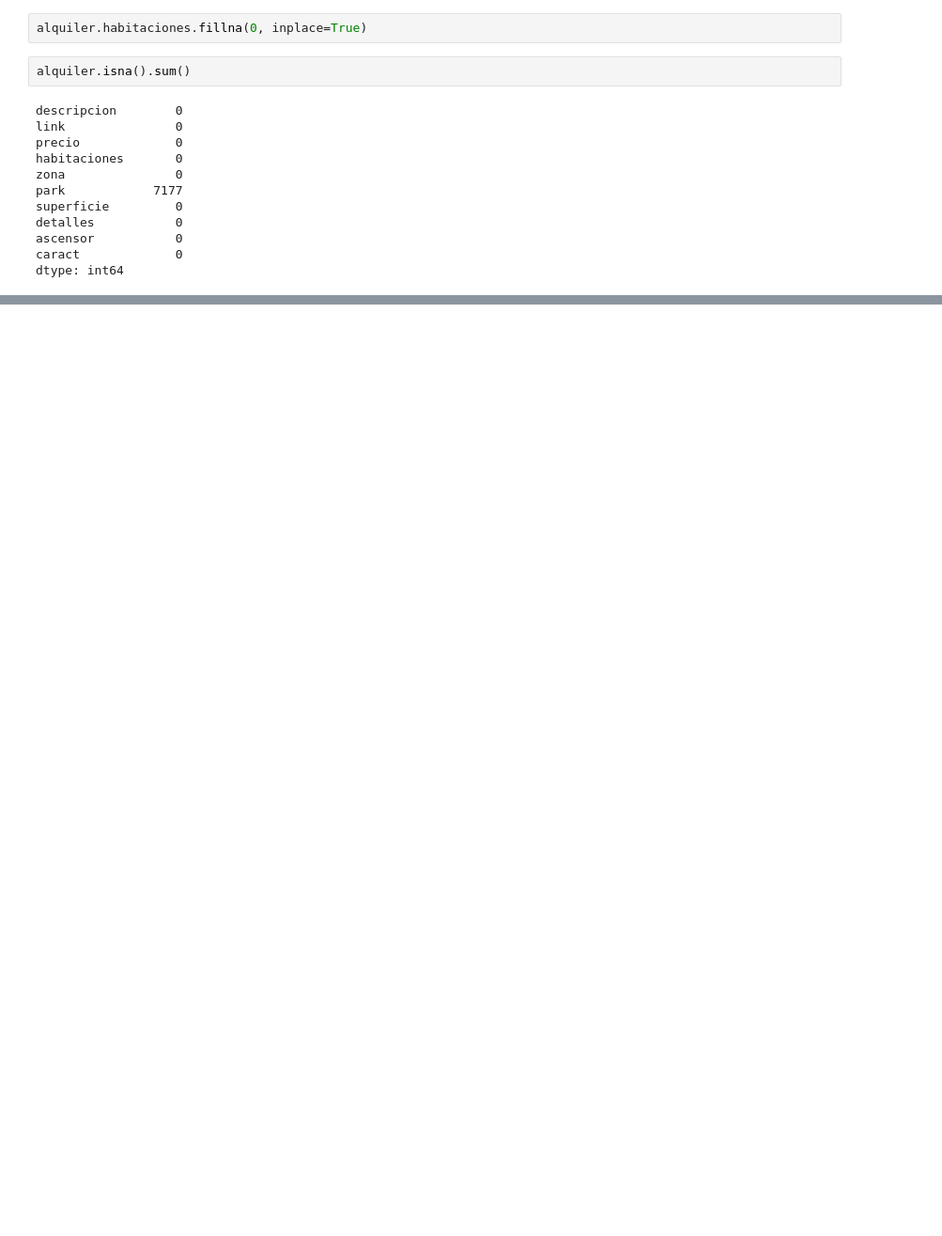
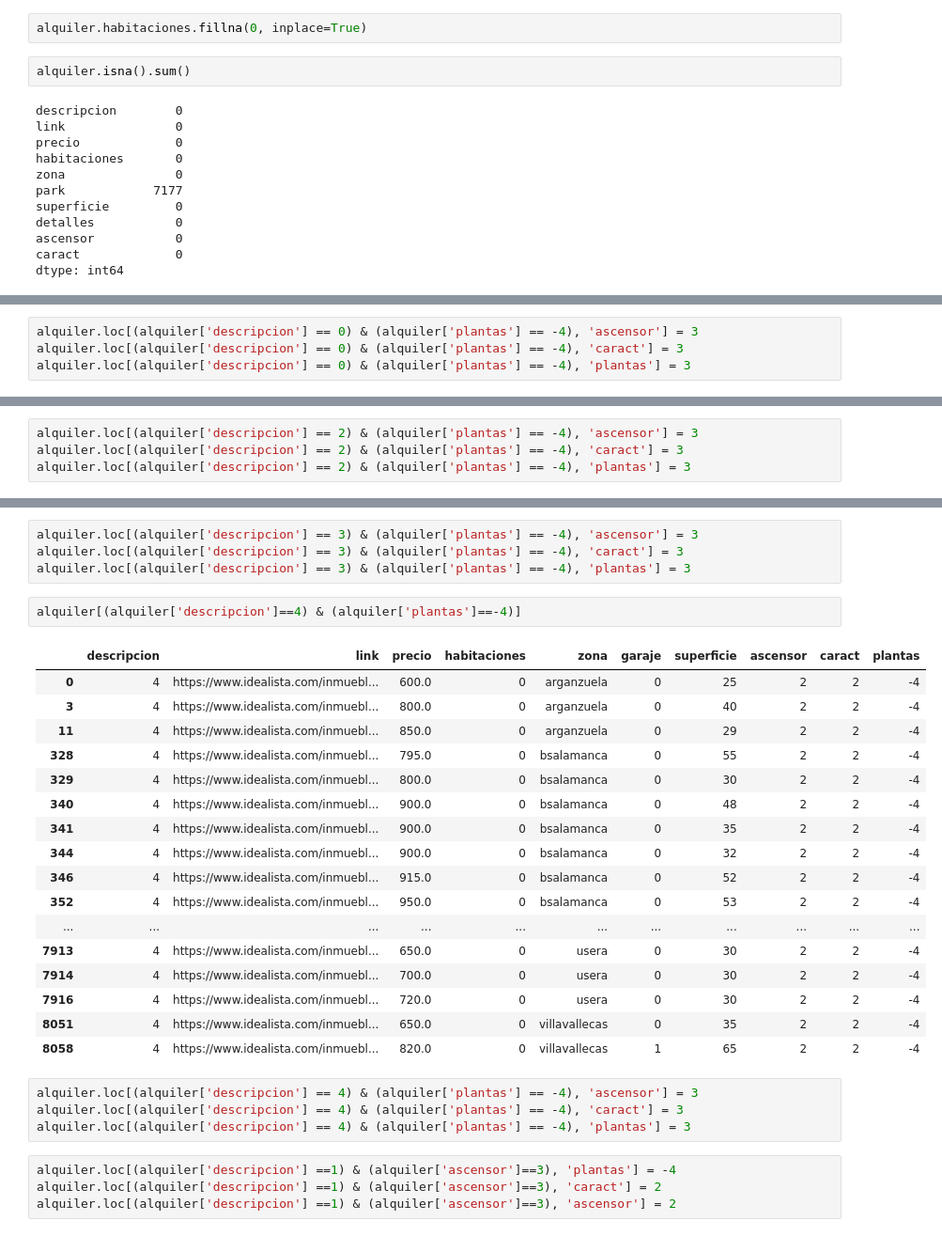
Before and after one commit to Gbau11/Analisis-de-la-vivienda-Idealista, a Jupyter notebook: jupyter/alquiler/limpieza_alquiler.ipynb, the cells around one changed output, grey strips where cells are left out. Shown: that part at 94% size. Drawn from its saved outputs; the diff is of its cells as text; blank space fills up the shorter version.

```diff
--- a/jupyter/alquiler/limpieza_alquiler.ipynb
+++ b/jupyter/alquiler/limpieza_alquiler.ipynb
@@ -519,0 +874,4 @@ dtype: int64
+# %%
+alquiler.loc[(alquiler['descripcion'] == 0) & (alquiler['plantas'] == -4), 'ascensor'] = 3
+alquiler.loc[(alquiler['descripcion'] == 0) & (alquiler['plantas'] == -4), 'caract'] = 3
+alquiler.loc[(alquiler['descripcion'] == 0) & (alquiler['plantas'] == -4), 'plantas'] = 3
@@ -519,0 +886,4 @@ dtype: int64
+# %%
+alquiler.loc[(alquiler['descripcion'] == 2) & (alquiler['plantas'] == -4), 'ascensor'] = 3
+alquiler.loc[(alquiler['descripcion'] == 2) & (alquiler['plantas'] == -4), 'caract'] = 3
+alquiler.loc[(alquiler['descripcion'] == 2) & (alquiler['plantas'] == -4), 'plantas'] = 3
@@ -519,0 +901,32 @@ dtype: int64
+# %%
+alquiler.loc[(alquiler['descripcion'] == 3) & (alquiler['plantas'] == -4), 'ascensor'] = 3
+alquiler.loc[(alquiler['descripcion'] == 3) & (alquiler['plantas'] == -4), 'caract'] = 3
+alquiler.loc[(alquiler['descripcion'] == 3) & (alquiler['plantas'] == -4), 'plantas'] = 3
+# %%
+alquiler[(alquiler['descripcion']==4) & (alquiler['plantas']==-4)]
+# %% [output]
+|  | descripcion | link | precio | habitaciones | zona | garaje | superficie | ascensor | caract | plantas |
+| 0 | 4 | https://www.idealista.com/inmuebl... | 600.0 | 0 | arganzuela | 0 | 25 | 2 | 2 | -4 |
+| 3 | 4 | https://www.idealista.com/inmuebl... | 800.0 | 0 | arganzuela | 0 | 40 | 2 | 2 | -4 |
+| 11 | 4 | https://www.idealista.com/inmuebl... | 850.0 | 0 | arganzuela | 0 | 29 | 2 | 2 | -4 |
+| 328 | 4 | https://www.idealista.com/inmuebl... | 795.0 | 0 | bsalamanca | 0 | 55 | 2 | 2 | -4 |
+| 329 | 4 | https://www.idealista.com/inmuebl... | 800.0 | 0 | bsalamanca | 0 | 30 | 2 | 2 | -4 |
+| 340 | 4 | https://www.idealista.com/inmuebl... | 900.0 | 0 | bsalamanca | 0 | 48 | 2 | 2 | -4 |
+| 341 | 4 | https://www.idealista.com/inmuebl... | 900.0 | 0 | bsalamanca | 0 | 35 | 2 | 2 | -4 |
+| 344 | 4 | https://www.idealista.com/inmuebl... | 900.0 | 0 | bsalamanca | 0 | 32 | 2 | 2 | -4 |
+| 346 | 4 | https://www.idealista.com/inmuebl... | 915.0 | 0 | bsalamanca | 0 | 52 | 2 | 2 | -4 |
+| 352 | 4 | https://www.idealista.com/inmuebl... | 950.0 | 0 | bsalamanca | 0 | 53 | 2 | 2 | -4 |
+| ... | ... | ... | ... | ... | ... | ... | ... | ... | ... | ... |
+| 7913 | 4 | https://www.idealista.com/inmuebl... | 650.0 | 0 | usera | 0 | 30 | 2 | 2 | -4 |
+| 7914 | 4 | https://www.idealista.com/inmuebl... | 700.0 | 0 | usera | 0 | 30 | 2 | 2 | -4 |
+| 7916 | 4 | https://www.idealista.com/inmuebl... | 720.0 | 0 | usera | 0 | 30 | 2 | 2 | -4 |
+| 8051 | 4 | https://www.idealista.com/inmuebl... | 650.0 | 0 | villavallecas | 0 | 35 | 2 | 2 | -4 |
+| 8058 | 4 | https://www.idealista.com/inmuebl... | 820.0 | 0 | villavallecas | 1 | 65 | 2 | 2 | -4 |
+# %%
+alquiler.loc[(alquiler['descripcion'] == 4) & (alquiler['plantas'] == -4), 'ascensor'] = 3
+alquiler.loc[(alquiler['descripcion'] == 4) & (alquiler['plantas'] == -4), 'caract'] = 3
+alquiler.loc[(alquiler['descripcion'] == 4) & (alquiler['plantas'] == -4), 'plantas'] = 3
+# %%
+alquiler.loc[(alquiler['descripcion'] ==1) & (alquiler['ascensor']==3), 'plantas'] = -4
+alquiler.loc[(alquiler['descripcion'] ==1) & (alquiler['ascensor']==3), 'caract'] = 2
+alquiler.loc[(alquiler['descripcion'] ==1) & (alquiler['ascensor']==3), 'ascensor'] = 2
```
Also changed, not shown: parts of 42 cells of this notebook, 1 other file.
